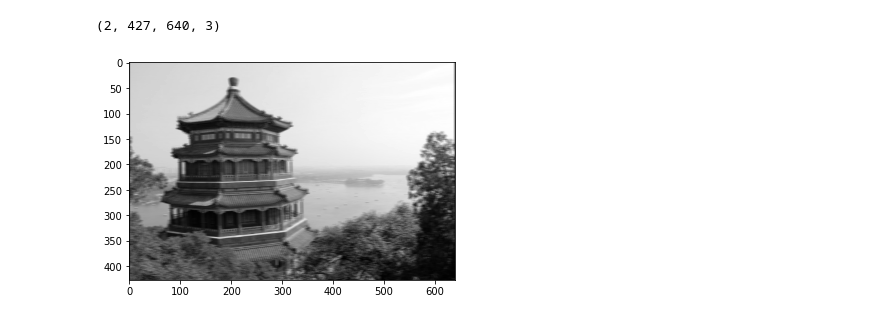
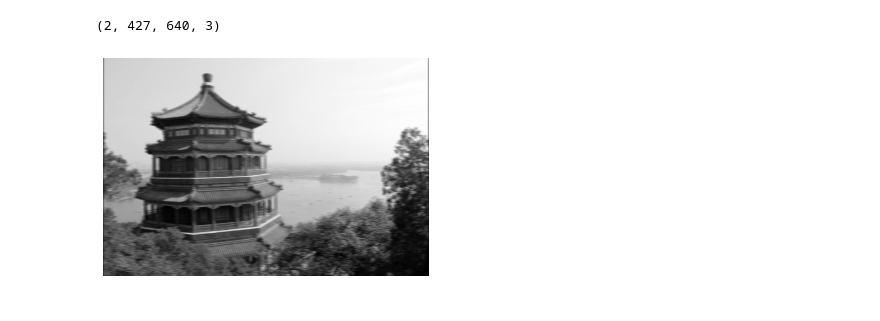
Before and after one commit to gopalakrishna-r/Hands-on-Machine-Learning-w-scikit-tensorflow, a Jupyter notebook: chapter_14/convolution tensorflow implementation.ipynb, the cells around one changed output. Cells and saved outputs as stored; diff of their text form; code cells hidden in the pictures.

```diff
--- a/chapter_14/convolution tensorflow implementation.ipynb
+++ b/chapter_14/convolution tensorflow implementation.ipynb
@@ -5,0 +1,27 @@ import matplotlib.pyplot as plt
+# %%
+from sklearn.datasets import load_sample_image
+import numpy as np
+import tensorflow as tf
+import tensorflow.keras as keras
+assert tf.__version__ >= "2.0"
+
+import matplotlib.pyplot as plt
+import matplotlib as mpl
+mpl.rc('axes', labelsize=14)
+mpl.rc('xtick', labelsize=12)
+mpl.rc('ytick', labelsize=12)
+
+from pathlib import Path
+PROJECT_ROOT_DIR = Path().resolve().parent
+CHAPTER_ID = "cnn"
+
+IMAGES_PATH = Path(PROJECT_ROOT_DIR, "images", CHAPTER_ID)
+
+
+def save_fig(fig_id, tight_layout=True, fig_extension="png", resolution=300):
+
+    path = Path(IMAGES_PATH, fig_id + "." + fig_extension)
+    print("Saving figure", fig_id)
+    if tight_layout:
+        plt.tight_layout()
+    plt.savefig(path, format=fig_extension, dpi=resolution)
@@ -20,6 +49,7 @@ filters[3, :, :, 1] = 1
 outputs = tf.nn.conv2d(images, filters, strides = 1, padding = "SAME")
 # %%
 plt.imshow(outputs[0, :, :, 1], cmap = "gray")
+plt.axis("off")
 plt.show()
 # %% [output]
-[figure, old version]
+[figure, new version]
```
Also changed, not shown: parts of 14 cells of this notebook, 2 other files.
